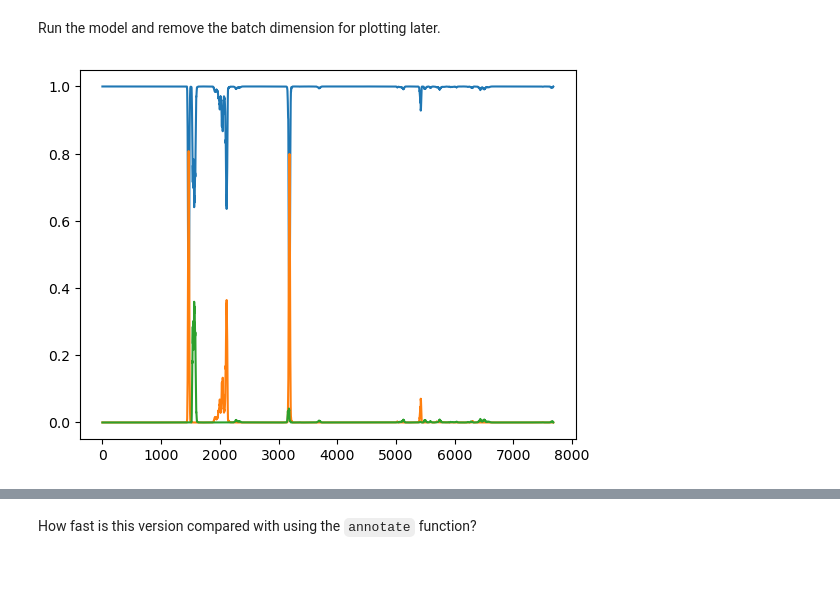
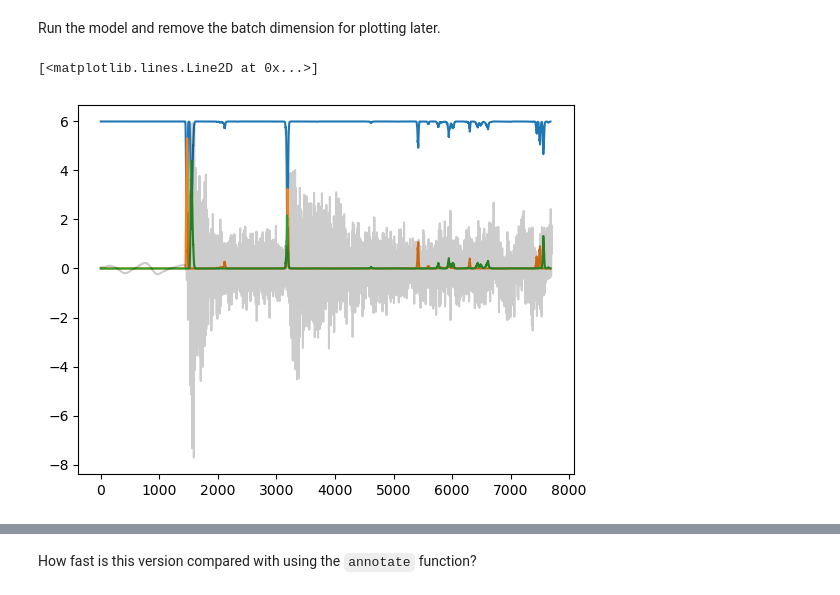
Before and after one commit to ngroebner/seisbench, a Jupyter notebook: examples/phasenet-pytorch.ipynb, the cells around one changed output, grey strips where cells are left out. Saved outputs shown, nothing was run; the diff lists cells and outputs as text; code cells hidden in the pictures.

```diff
--- a/examples/phasenet-pytorch.ipynb
+++ b/examples/phasenet-pytorch.ipynb
@@ -29,7 +63,13 @@ stream = client.get_waveforms(
     channel="HH?",
     starttime=t-5,
     endtime=t+72
-).normalize()
+)
+
+# normalize
+data = np.stack([x.data for x in stream])[np.newaxis,:,:]
+data = normalize_batch(data).squeeze()
+for i,normed_trace in enumerate(data):
+    stream[i].data = normed_trace
 # %%
 stream.plot();
 # %% [output]
@@ -48,6 +88,9 @@ Run the model and remove the batch dimension for plotting later.
 out = pnmodel(X_).squeeze()
 # %%
 for a in out.detach().numpy():
-    plt.plot(a)
+    plt.plot(6*a)
+
+plt.plot(stream[0].data, "k", alpha=0.2)
 # %% [output]
+[<matplotlib.lines.Line2D at 0x...>]
-[figure, old version]
+[figure, new version]
```
Also changed, not shown: parts of 13 cells of this notebook.
